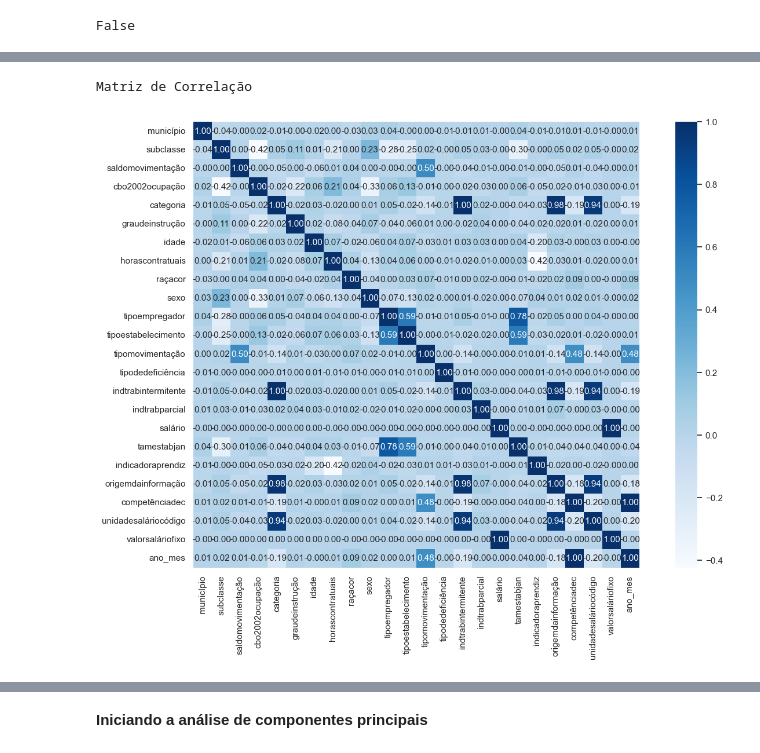
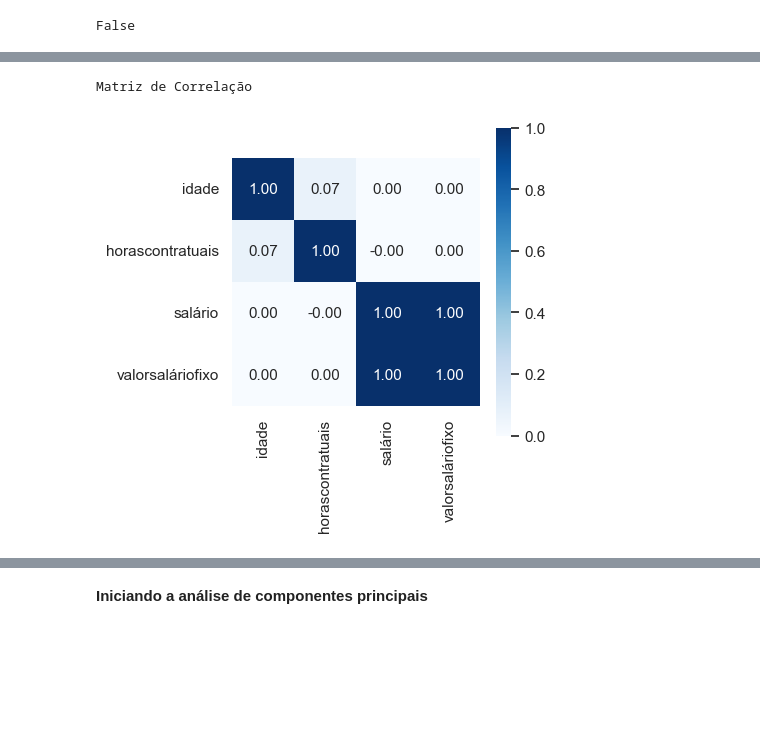
Before and after one commit to thiagosilva85/mercado-trabalho, a Jupyter notebook: CAGED_Sobrevivencia.ipynb, the cells around one changed output, grey strips where cells are left out. Saved outputs shown, nothing was run; the diff lists cells and outputs as text; code cells hidden in the pictures; blank space fills up the shorter version.

```diff
--- a/CAGED_Sobrevivencia.ipynb
+++ b/CAGED_Sobrevivencia.ipynb
@@ -21,6 +41,9 @@ def criar_esquema_csv(campos):
         StructField(campo, StringType(), True) for campo in campos
     ])
     return csvSchema
+# %%
+# Juntando os arquivos baixados
+path_files = 'C:/Users/thiago.silva/TCC/CAGED/dados'
 # %%
 campos = ['competênciamov', 'região', 'uf', 'município', 'seção', 'subclasse', 'saldomovimentação',
           'cbo2002ocupação', 'categoria', 'graudeinstrução', 'idade', 'horascontratuais', 'raçacor',
@@ -47,12 +70,12 @@ campos = ['competênciamov', 'região', 'uf', 'município', 'seção', 'subclass
 
 schema = criar_esquema_csv(campos)
 
-'''files_FOR_csv = []
+files_FOR_csv = []
 for nome_arquivo in os.listdir(path_files):
     if nome_arquivo.startswith("CAGEDFOR") and nome_arquivo.endswith(".csv"):
         files_FOR_csv.append(path_files+"/"+nome_arquivo)
 
-df_for= spark.read.csv(files_FOR_csv, header=None, schema=schema, sep=';', encoding='utf-8')'''
+df_for= spark.read.csv(files_FOR_csv, header=None, schema=schema, sep=';', encoding='utf-8')
 
 files_MOV_csv = []
 for nome_arquivo in os.listdir(path_files):
@@ -314,8 +322,32 @@ ano_mes                  202001   202110   202203       202001   202001
 # Obter a lista de colunas
 colunas = df_mov10_pd.columns.tolist()
 
-# Colunas a serem removidas da lista
-valores_remover = ['seção','competênciamov','indicadordeforadoprazo','uf','região']
+# Colunas a serem removidas da lista para manter apenas as numéricas
+valores_remover = ['competênciamov',
+                   'região',
+                   'uf',
+                   'município',
+                   'seção',
+                   'subclasse',
+                   'saldomovimentação',
+                   'cbo2002ocupação',
+                   'categoria',
+                   'graudeinstrução',
+                   'raçacor',
+                   'sexo',
+                   'tipoempregador',
+                   'tipoestabelecimento',
+                   'tipomovimentação',
+                   'tipodedeficiência',
+                   'indtrabintermitente',
+                   'indtrabparcial',
+                   'tamestabjan',
+                   'indicadoraprendiz',
+                   'origemdainformação',
+                   'competênciadec',
+                   'indicadordeforadoprazo',
+                   'unidadesaláriocódigo',
+                   'ano_mes']
 
 # Remover os valores da lista de colunas
 colunas = [coluna for coluna in colunas if coluna not in valores_remover]
@@ -349,21 +381,21 @@ memory usage: 273.0+ MB
 # %%
 # Cálculo da correlação nos dados e apresentação gráfica do resultado
 print("Matriz de Correlação")
 cm = np.corrcoef(df_mov10_pd[colunas].values.T)
-sns.set_theme(font_scale=1,rc = {'figure.figsize':(16,10)})
+sns.set_theme(font_scale=1,rc = {'figure.figsize':(4,4)})
 hm = sns.heatmap(cm,
                  cbar=True,
                  annot=True,
                  square=True,
                  fmt='.2f',
                  annot_kws={'size': 11},
                  yticklabels=colunas,
                  xticklabels=colunas,
                  cmap='Blues')
 plt.show()
 # %% [output]
 Matriz de Correlação
-[figure, old version]
+[figure, new version]
 # %%
 # Obter a lista de colunas
 colunas = df_mov10_pd.columns.tolist()
```
Also changed, not shown: parts of 3 cells of this notebook.
